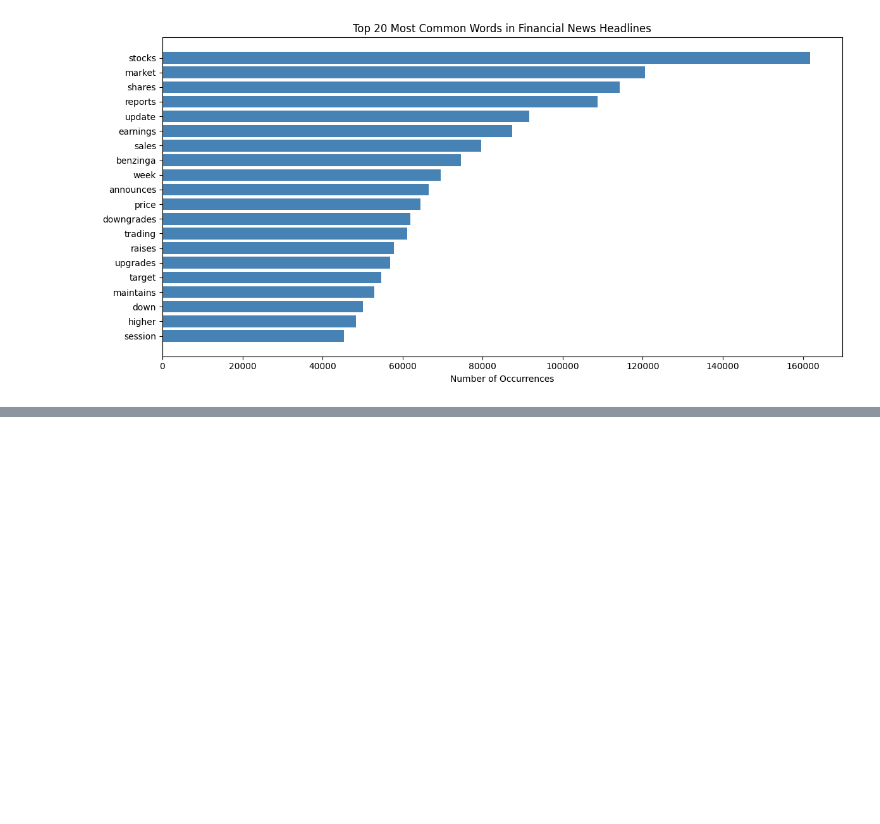
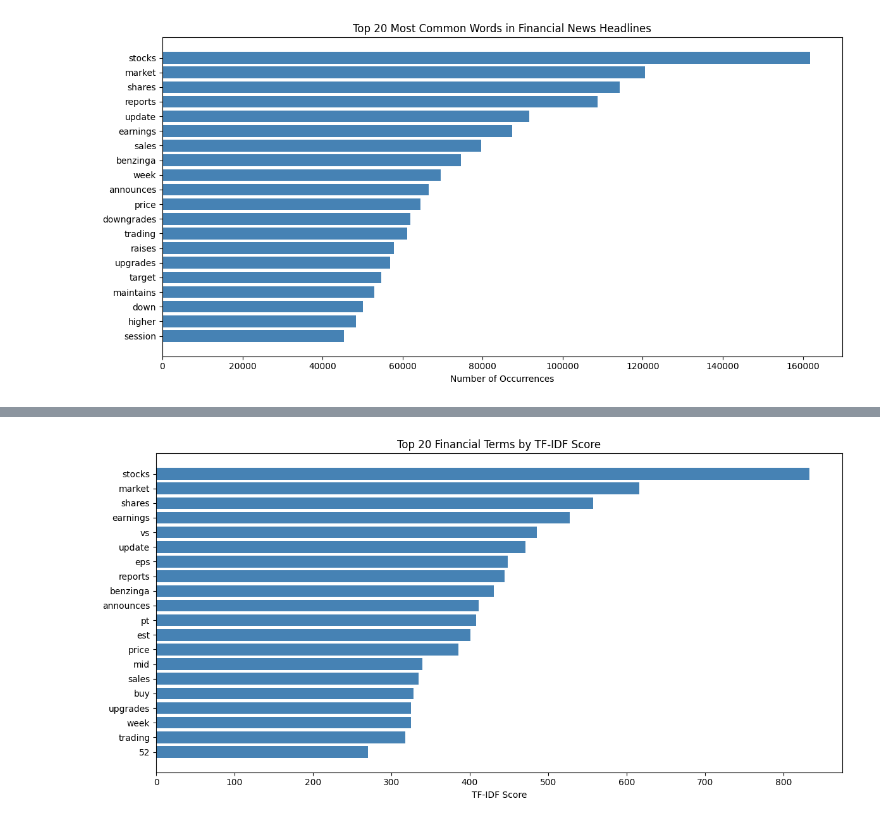
Before and after one commit to rah-salah/news-sentiment-analysis, a Jupyter notebook: notebooks/eda.ipynb, the cells around one changed output, grey strips where cells are left out. Drawn from its saved outputs; the diff is of its cells as text; code cells hidden in the pictures; blank space fills up the shorter version.

```diff
--- a/notebooks/eda.ipynb
+++ b/notebooks/eda.ipynb
@@ -217,3 +221,17 @@ plt.tight_layout()
 plt.show()
 # %% [output]
 [figure]
+# %%
+sample = df_news['headline'].dropna().sample(10000, random_state=42)
+
+tfidf = TfidfVectorizer(max_features=20, stop_words='english')
+tfidf_matrix = tfidf.fit_transform(sample)
+
+terms = tfidf.get_feature_names_out()
+scores = tfidf_matrix.sum(axis=0).A1
+tfidf_scores = dict(zip(terms, scores))
+sorted_terms = sorted(tfidf_scores.items(), key=lambda x: x[1], reverse=True)
+
+print("Top 20 terms by TF-IDF score:")
+for term, score in sorted_terms:
+    print(f"{term}: {score:.2f}")
@@ -219,0 +256,12 @@ plt.show()
+# %%
+terms_list = [t[0] for t in sorted_terms]
+scores_list = [t[1] for t in sorted_terms]
+
+plt.figure(figsize=(12, 6))
+plt.barh(terms_list[::-1], scores_list[::-1], color='steelblue')
+plt.title('Top 20 Financial Terms by TF-IDF Score')
+plt.xlabel('TF-IDF Score')
+plt.tight_layout()
+plt.show()
+# %% [output]
+[figure, added]
```
Also changed, not shown: parts of 7 cells of this notebook, 4 other files.
